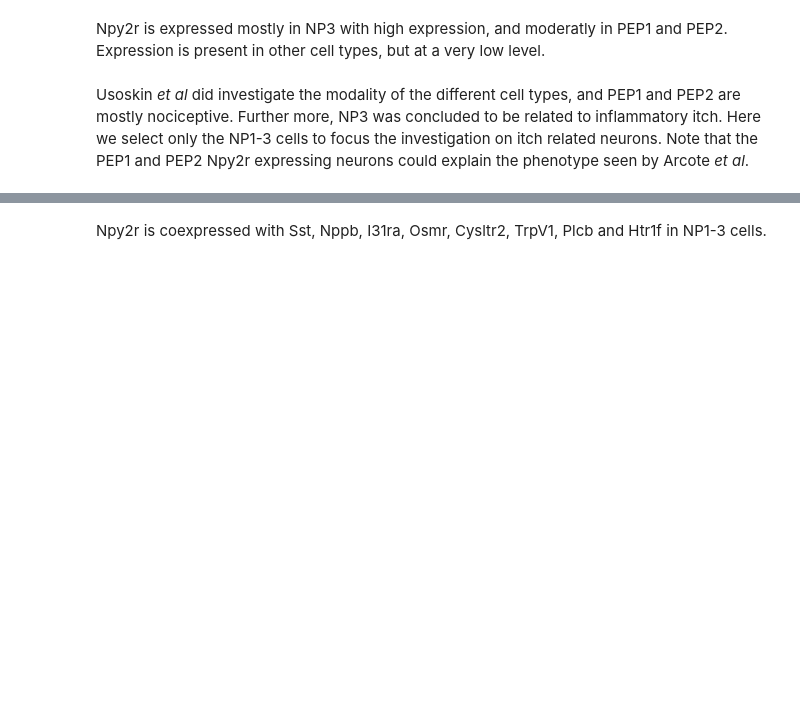
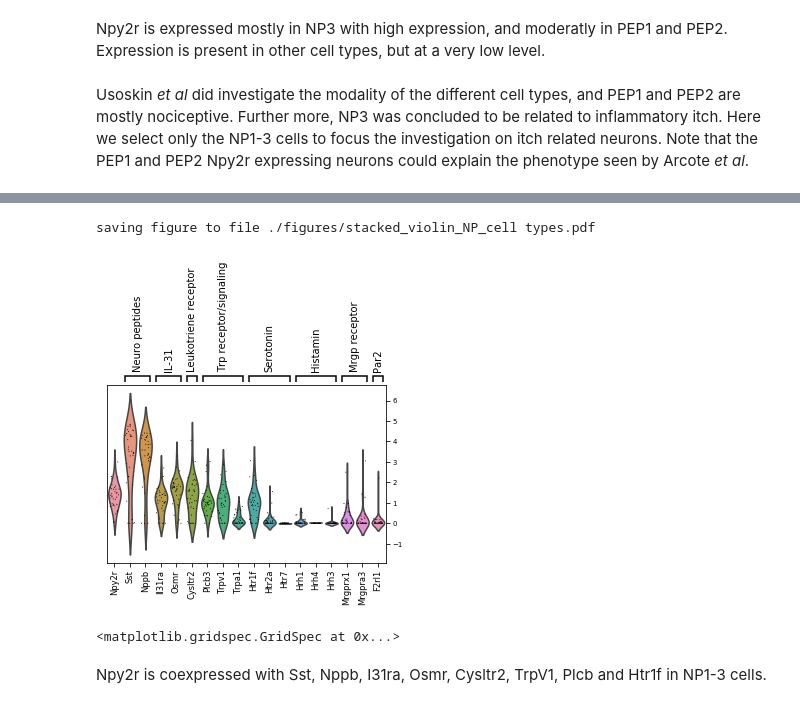
Before and after one commit to JonETJakobsson/Npy2r-neurons-in-DRG, a Jupyter notebook: Y2_analysis.ipynb, the cells around one changed output, grey strips where cells are left out. Cells and saved outputs as stored; diff of their text form; code cells hidden in the pictures; blank space fills up the shorter version.

```diff
--- a/Y2_analysis.ipynb
+++ b/Y2_analysis.ipynb
@@ -287,5 +330,9 @@ y2_NP
 # %%
-sc.pl.stacked_violin(y2_NP, var_names=var_names, stripplot=True, jitter=0.3,var_group_labels=vgl, var_group_positions=vgp, figsize=(5,2), save= "_NP_cell types.pdf")
+sc.pl.stacked_violin(y2_NP, var_names=var_names, stripplot=True, jitter=0.3,var_group_labels=vgl, var_group_positions=vgp, figsize=(5,3.5), save= "_NP_cell types.pdf")
+# %% [output]
+saving figure to file ./figures/stacked_violin_NP_cell types.pdf
+[figure, added]
+<matplotlib.gridspec.GridSpec at 0x...>
 # %% [markdown]
 Npy2r is coexpressed with Sst, Nppb, I31ra, Osmr, Cysltr2, TrpV1, Plcb and Htr1f in NP1-3 cells.
 # %% [markdown]
```
Also changed, not shown: parts of 12 cells of this notebook, 7 other files.
